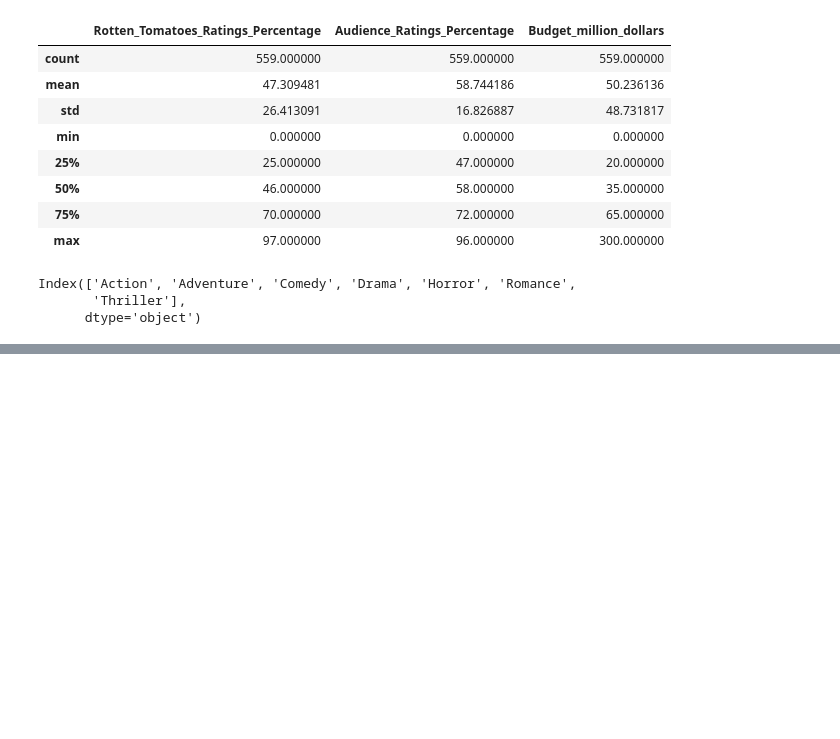
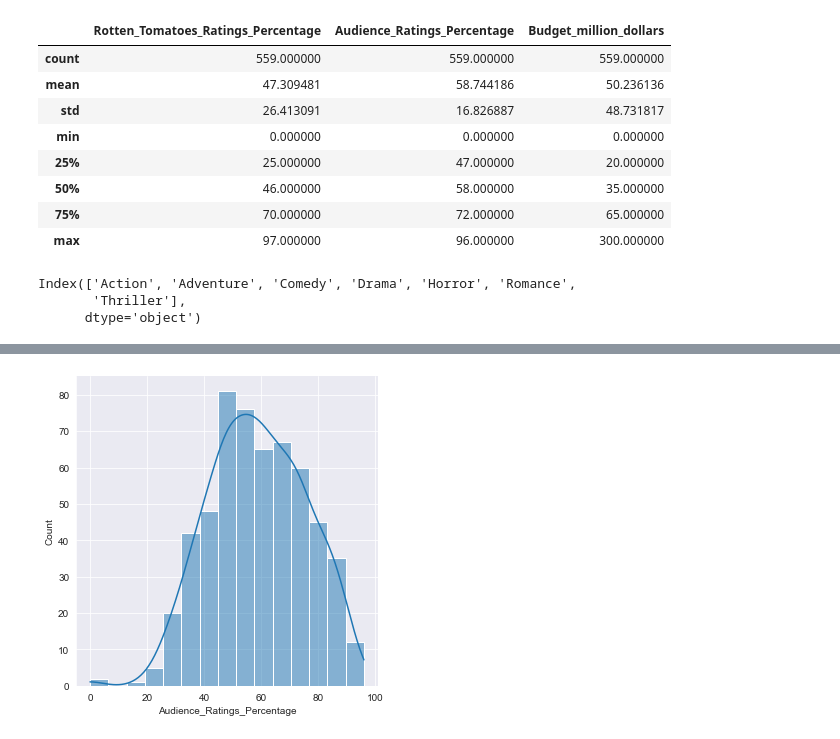
Before and after one commit to theflamio/PythonDataScienceMachineLearning_A-Z, a Jupyter notebook: Advanced_Virtualization.ipynb, the cells around one changed output, grey strips where cells are left out. Cells and saved outputs as stored; diff of their text form; code cells hidden in the pictures; blank space fills up the shorter version.

```diff
--- a/Advanced_Virtualization.ipynb
+++ b/Advanced_Virtualization.ipynb
@@ -114,0 +135,7 @@ Index(['Action', 'Adventure', 'Comedy', 'Drama', 'Horror', 'Romance',
+# %%
+# Histograms
+# Already know this method:
+
+m1 = sns.displot(data=movies.Audience_Ratings_Percentage, bins=15 , kde=True)
+# %% [output]
+[figure, added]
```
Also changed, not shown: parts of 17 cells of this notebook.
